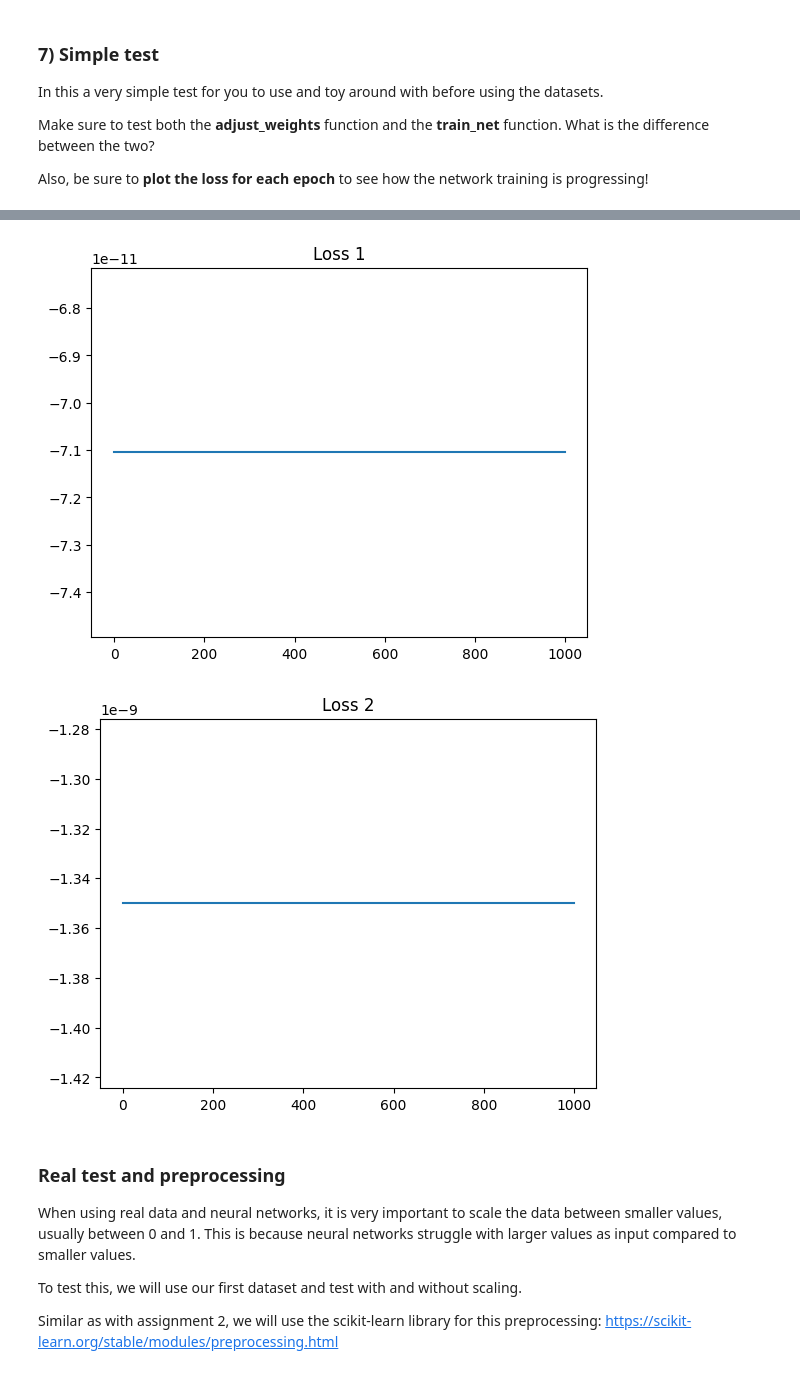
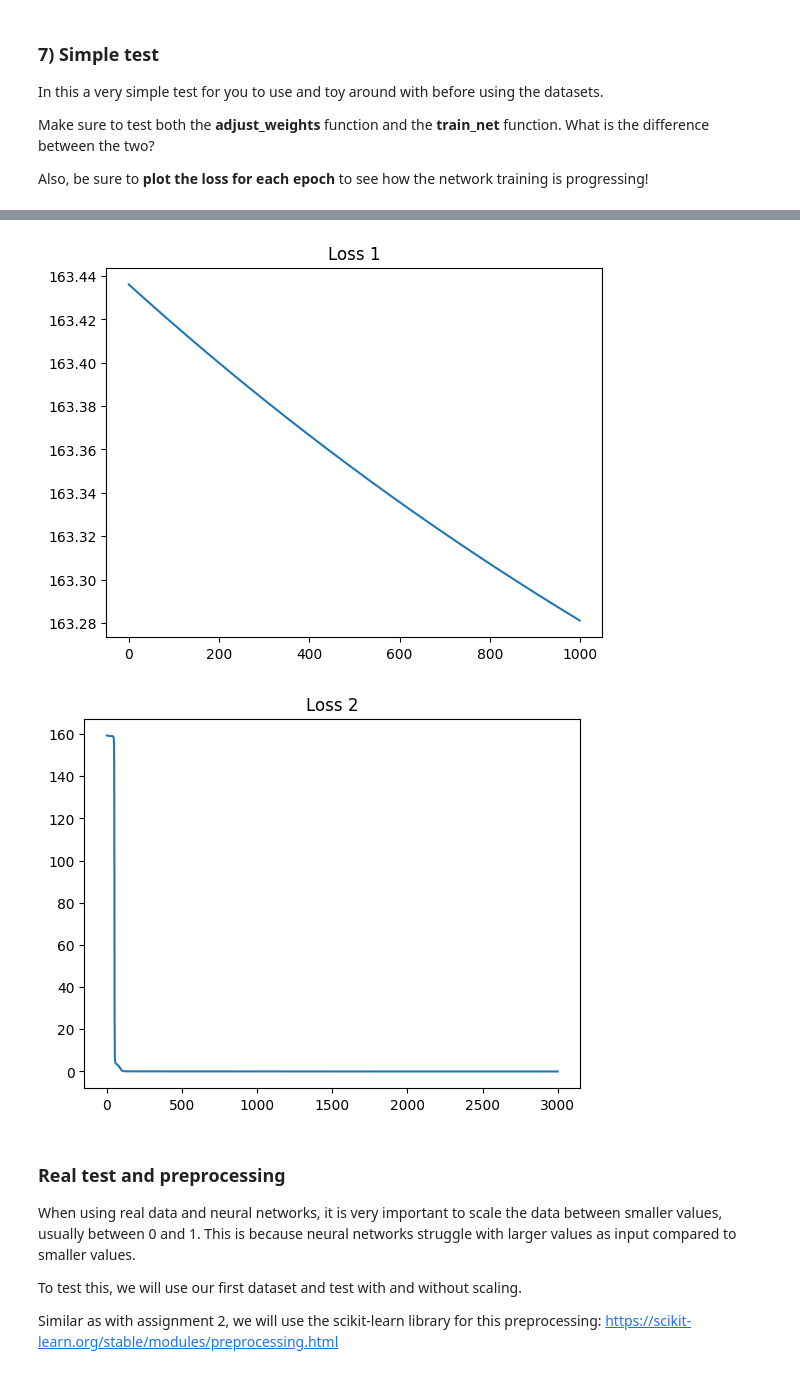
Before and after one commit to JoelScarinius/Neural_Network, a Jupyter notebook: ML-Assignment_3_Alexander_Forsanker.ipynb, the cells around one changed output, grey strips where cells are left out. Drawn from its saved outputs; the diff is of its cells as text; code cells hidden in the pictures.

```diff
--- a/ML-Assignment_3_Alexander_Forsanker.ipynb
+++ b/ML-Assignment_3_Alexander_Forsanker.ipynb
@@ -46,7 +46,7 @@ def activate(inputs, activation_function):
         return np.maximum(0, inputs)
     elif activation_function == "elu":
         alpha = 1
-        return np.where(inputs > 0, inputs, alpha * (np.exp(inputs) - 1))
+        return np.where(inputs > 0, inputs, alpha * (np.exp(np.clip(inputs, -10, 10)) - 1))
     return inputs
 # %%
 # TODO Test your activation functions, is the returning values what you expect?
@@ -123,7 +101,7 @@ The derivatives of the loss is with respect to the predicted value **y_hat**.
 def d_MSE_loss(y_hat, y): # y_hat = predictions, y = the real values (targets)
     y_hat = np.array(y_hat)
     y = np.array(y)
-    dy = (2 / len(y_hat)) * np.subtract(y, y_hat)
+    dy = (2 / len(y_hat)) * (y_hat - y)
     return dy
 
 # TODO: Choose another loss function and implement it
@@ -187,39 +158,37 @@ class NeuralNet(object):
         # TODO: Add support for bias for each neuron in the code below.
         self.weights = [0.01 * np.random.randn(n, m) for n, m in zip([input_dim] + neurons, neurons + [output_dim])]
         self.biases = [0.01 * np.random.randn(n, 1) for n in neurons + [output_dim]]
-        self.activation_functions = ["relu"] * len(neurons) + ["softmax"]
+        self.activation_functions = ["elu"] * len(neurons) + ["softmax"]
 
+    def propagate_forward(self,weights, activations, biases, activation_function):
+        dot_product = np.dot(activations, weights) + biases.T
+        return activate(dot_product, activation_function)
 
     # Predict the input throught the network and calculate the output.
     def forward(self, x):
         """ x is the input to the network, or to the next layer. """
+        self.activations = []
         # TODO: Add support for a bias for each neuron in the code below.
-        for layer_weights, layer_biases, layer_activation_function in zip(self.weights, self.biases, self.activation_functions):
-            x = propagate_forward(layer_weights, x, layer_biases, layer_activation_function)
-
+        for weights, biases, activation_function in zip(self.weights, self.biases, self.activation_functions):
+            x = self.propagate_forward(weights, x, biases, activation_function)
+            self.activations.append(x)
         return x
 
     # Adjust the weights in the network to better fit the desired output (y), given the input (x).
     # The weight updates are happening "in-place", thus we are only returning the loss from this function.
     # Note that this function can handle a variable size of the input (x), both full datasets or smaller parts of the dataset.
     def adjust_weights(self, x, y, learning_rate=1e-4):
-        activation = x
-        activation_history = []
-        for layer_weights, layer_biases, layer_activation_function in zip(self.weights, self.biases, self.activation_functions):
-            activation_history.append(activation)
-            activation = propagate_forward(layer_weights, activation, layer_biases, layer_activation_function)
+        activations = [x]
 
-        # loss = MSE_loss(activation, y)
-        # d_activations = d_MSE_loss(activation, y)
+        for weights, biases, activation_function in zip(self.weights, self.biases, self.activation_functions):
+            x = self.propagate_forward(weights, x, biases, activation_function)
+            activations.append(x)
 
-        loss = cross_entropy_loss(activation, y)
-        d_activations = d_cross_entropy_loss(activation, y)
-
+        loss = MSE_loss(activations[-1], y)
+        d_activations = d_MSE_loss(activations[-1], y)
 
         for i in reversed(range(len(self.weights))):
-            d_weights, d_biases, d_activations = propagate_backward(self.weights[i], activation_history[i], d_activations, self.biases[i], self.activation_functions[i])
-            d_weights = np.clip(d_weights, -1, 1)
-            d_biases = np.clip(d_biases, -1, 1)
+            d_weights, d_biases, d_activations = propagate_backward(self.weights[i], activations[i], d_activations, self.biases[i], self.activation_functions[i])
 
             self.weights[i] -= learning_rate * d_weights
             self.biases[i] -= learning_rate * d_biases
@@ -239,7 +208,7 @@ class NeuralNet(object):
         for epoch in range(epochs):
             loss = 0
             for i in range(0, len(x_train), batch_size):
-                loss += self.adjust_weights(x_train[i:i+batch_size], y_train[i:i+batch_size], learning_rate)
+                loss += self.adjust_weights(x_train[i:i+batch_size], y_train[i:i+batch_size], learning_rate) / (len(x_train) / batch_size)
             epoch_losses.append(loss)
             print(f"Epoch {epoch}, Loss: {loss}")
             if use_validation_data:
@@ -274,7 +243,7 @@ nn = NeuralNet(input_dimension, output_dim, neurons)
 loss_1 = [nn.adjust_weights(x, y) for _ in range(1000)]
 
 # Train the network using the train_net function
-loss_2 = nn.train_net(x, y, batch_size=32, epochs=1000, learning_rate=1e-4, use_validation_data=True)
+loss_2 = nn.train_net(x, y, batch_size=32, epochs=3000, learning_rate=1e-3, use_validation_data=True)
 
 
 # Plot the losses
@@ -306,5 +275,5 @@ Validation Loss: 193.3836712800902
-[figure, old version]
+[figure, new version]
-[figure, old version]
+[figure, new version]
 # %% [markdown]
 ### Real test and preprocessing
 
```
Also changed, not shown: parts of 7 cells of this notebook, 1 other file.
